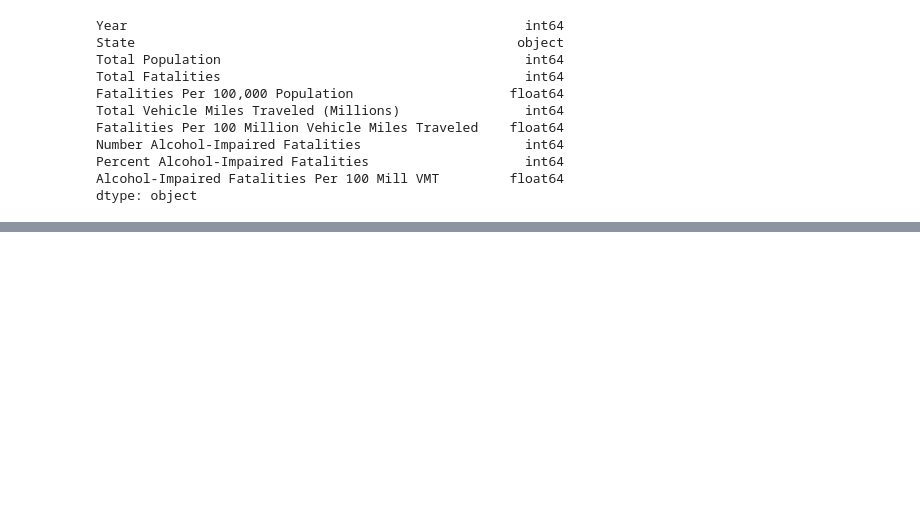
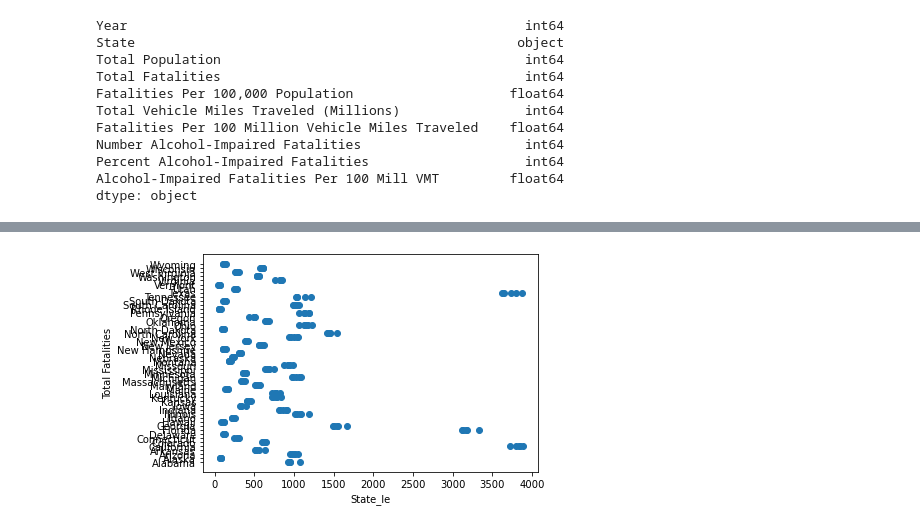
Before and after one commit to AjaniBenoit/Final_Project, a Jupyter notebook: car_fatality.ipynb, the cells around one changed output, grey strips where cells are left out. Saved outputs shown, nothing was run; the diff lists cells and outputs as text; code cells hidden in the pictures; blank space fills up the shorter version.

```diff
--- a/car_fatality.ipynb
+++ b/car_fatality.ipynb
@@ -148,3 +282,10 @@ Split the Data into Training and Testing
+# %%
+plt.scatter(car_fatality_df['Total Fatalities'], car_fatality_df.State)
+plt.xlabel('State_le')
+plt.ylabel('Total Fatalities')
+plt.show()
+# %% [output]
+[figure, added]
 # %%
 X.describe()
 # %%
```
Also changed, not shown: parts of 34 cells of this notebook.
